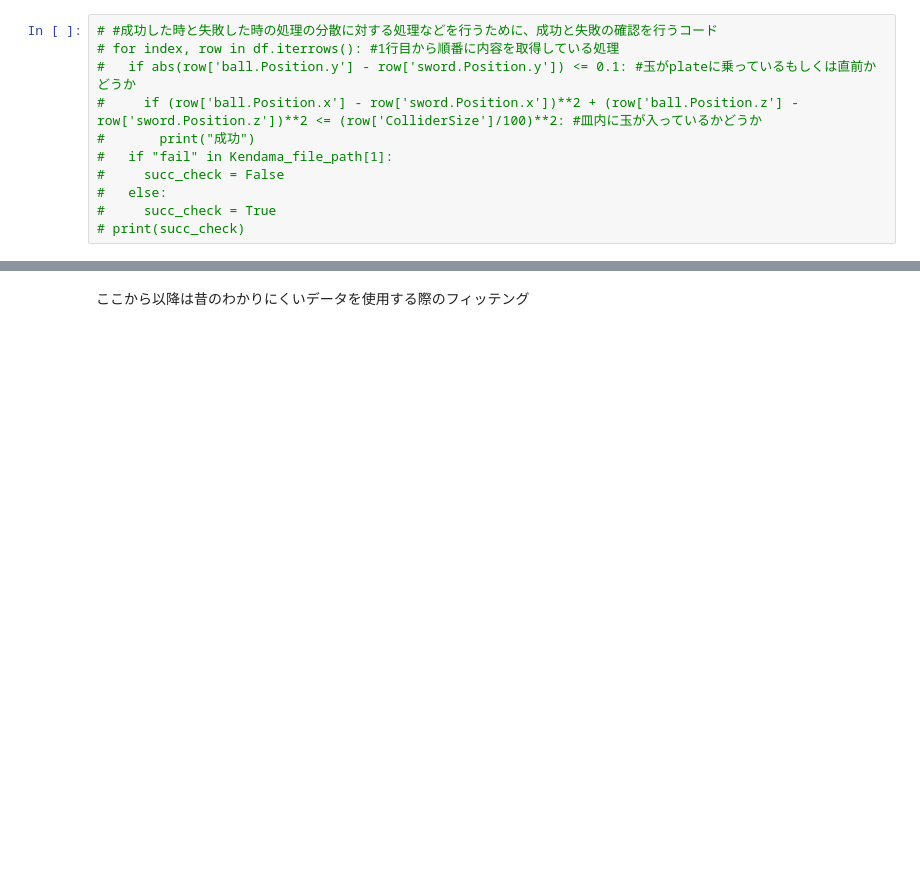
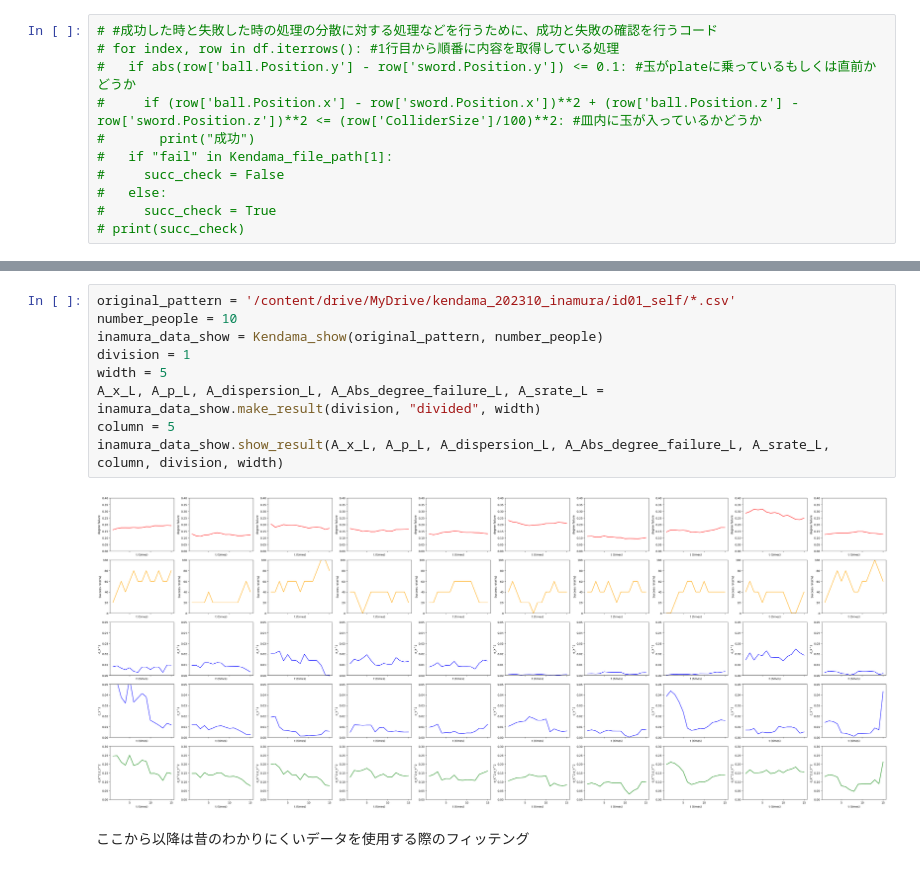
Before and after one commit to kotatakehara/Self-efficacy, a Jupyter notebook: Fact_data_process.ipynb, the cells around one changed output, grey strips where cells are left out. Saved outputs shown, nothing was run; the diff lists cells and outputs as text; blank space fills up the shorter version.

```diff
--- a/Fact_data_process.ipynb
+++ b/Fact_data_process.ipynb
@@ -271,3 +273,14 @@ inamura_data_show.show_result(A_x_L, A_p_L, A_dispersion_L, A_Abs_degree_failure
+# %%
+original_pattern = '/content/drive/MyDrive/kendama_202310_inamura/id01_self/*.csv'
+number_people = 10
+inamura_data_show = Kendama_show(original_pattern, number_people)
+division = 1
+width = 5
+A_x_L, A_p_L, A_dispersion_L, A_Abs_degree_failure_L, A_srate_L = inamura_data_show.make_result(division, "divided", width)
+column = 5
+inamura_data_show.show_result(A_x_L, A_p_L, A_dispersion_L, A_Abs_degree_failure_L, A_srate_L, column, division, width)
+# %% [output]
+[figure, added]
 # %% [markdown]
 ここから以降は昔のわかりにくいデータを使用する際のフィッテング
 # %%
```
Also changed, not shown: parts of 5 cells of this notebook.
